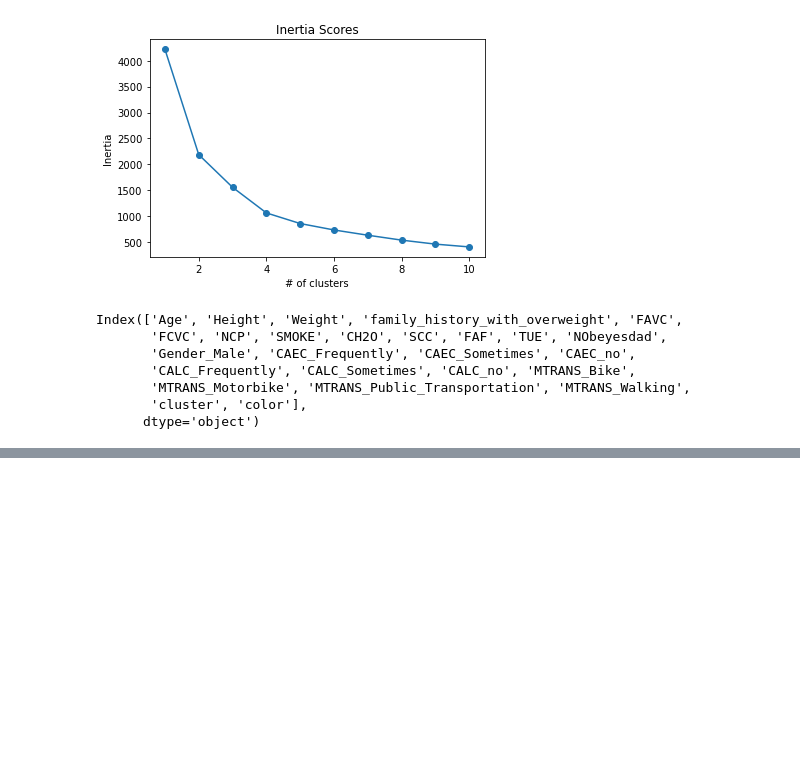
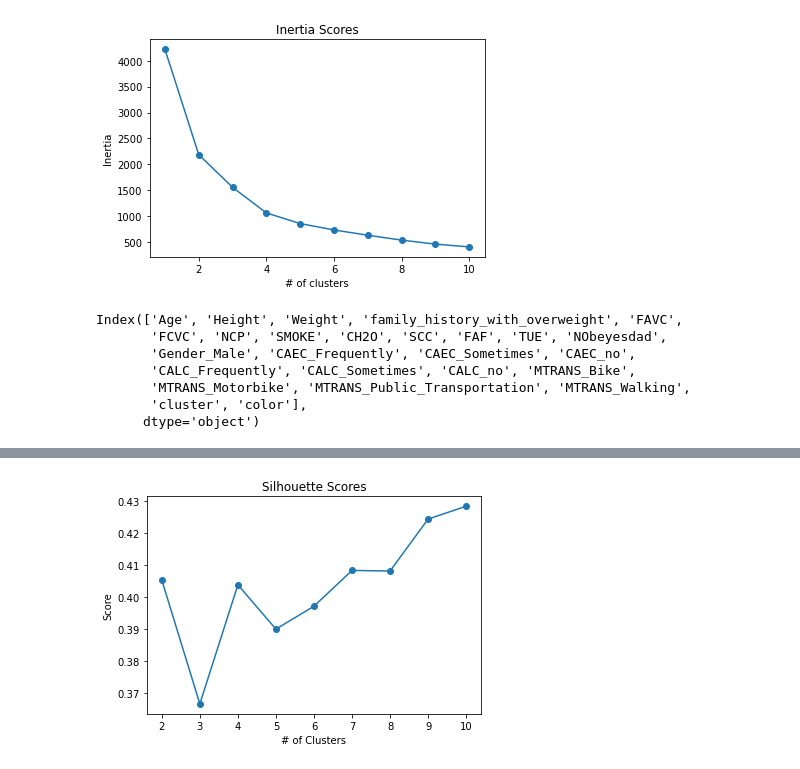
Before and after one commit to sbhewitt/Obesity-Group-Project, a Jupyter notebook: code/survey_clustering-sam.ipynb, the cells around one changed output, grey strips where cells are left out. Saved outputs shown, nothing was run; the diff lists cells and outputs as text; code cells hidden in the pictures; blank space fills up the shorter version.

```diff
--- a/code/survey_clustering-sam.ipynb
+++ b/code/survey_clustering-sam.ipynb
@@ -133,0 +127,9 @@ sns.pairplot(df.drop(columns = ['family_history_with_overweight', 'FAVC','SMOKE'
+# %%
+silhouette_list = []
+
+for k in range(2,11):
+    kmeans = KMeans(n_clusters = k, random_state = 42)
+    kmeans.fit(X_scaled)
+    silhouette_list.append(silhouette_score(X_scaled, kmeans.labels_))
+
+silhouette_list
@@ -133,0 +146,7 @@ sns.pairplot(df.drop(columns = ['family_history_with_overweight', 'FAVC','SMOKE'
+# %%
+plt.plot(range(2, 11), silhouette_list, marker='o')
+plt.xlabel('# of Clusters')
+plt.ylabel('Score')
+plt.title('Silhouette Scores');
+# %% [output]
+[figure, added]
```
Also changed, not shown: parts of 15 cells of this notebook.
